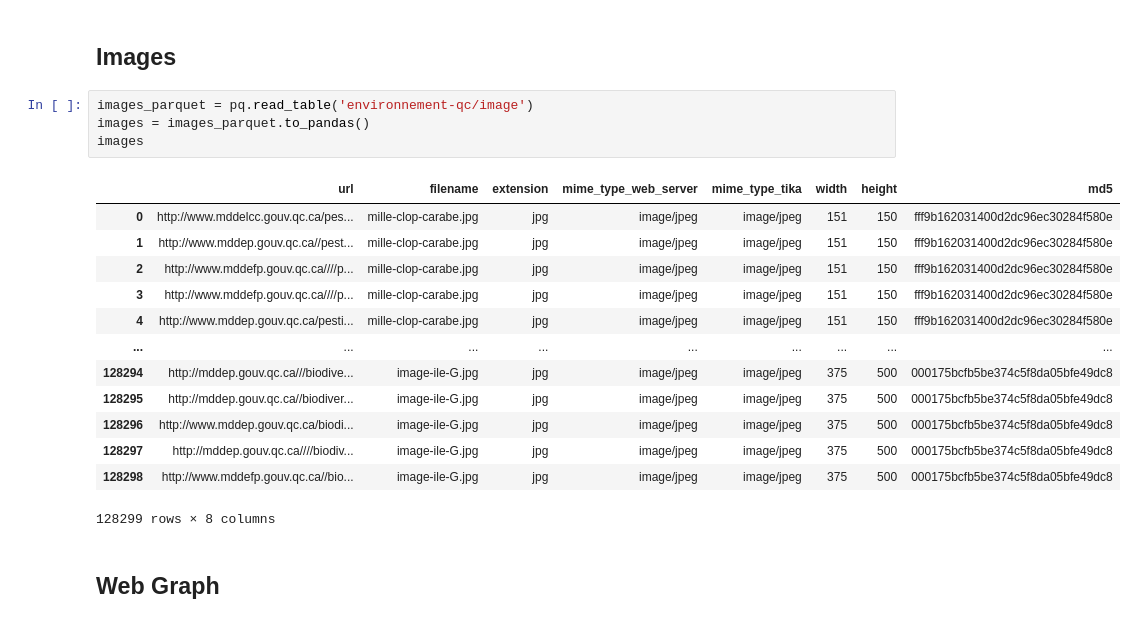
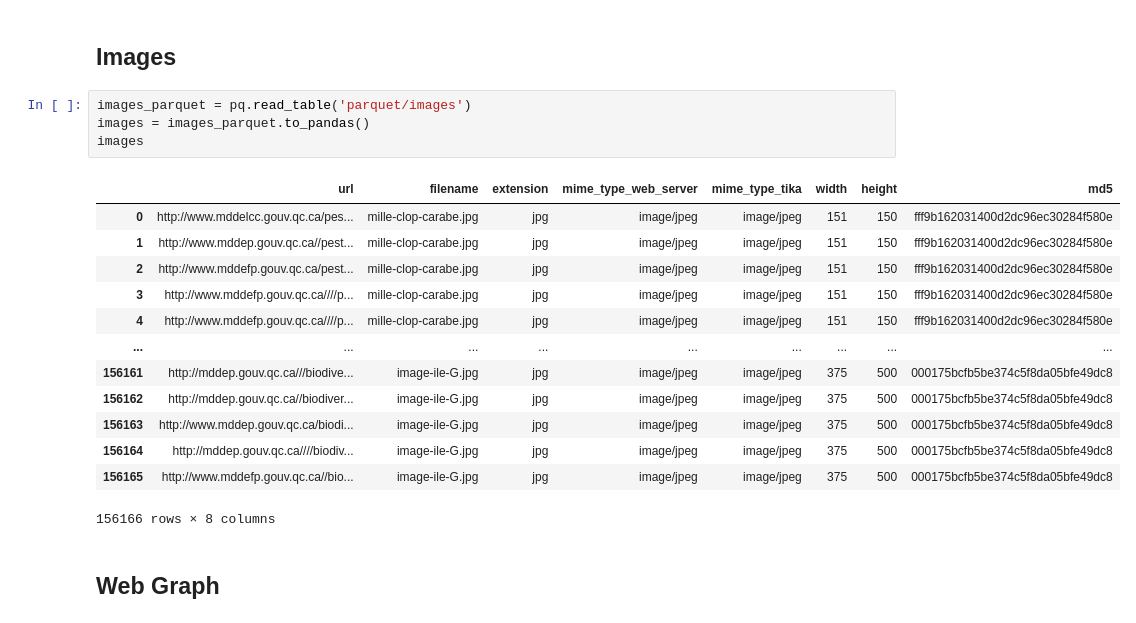
Before and after one commit to archivesunleashed/notebooks, a Jupyter notebook: parquet_pandas_example.ipynb, the cells around one changed output. Drawn from its saved outputs; the diff is of its cells as text.

```diff
--- a/parquet_pandas_example.ipynb
+++ b/parquet_pandas_example.ipynb
@@ -104,23 +118,23 @@ Next, we'll load up our datasets to work with, and show a preview of each. We'll
 # %% [markdown]
 ## Images
 # %%
-images_parquet = pq.read_table('environnement-qc/image')
+images_parquet = pq.read_table('parquet/images')
 images = images_parquet.to_pandas()
 images
 # %% [output]
 |  | url | filename | extension | mime_type_web_server | mime_type_tika | width | height | md5 |
 | 0 | http://www.mddelcc.gouv.qc.ca/pes... | mille-clop-carabe.jpg | jpg | image/jpeg | image/jpeg | 151 | 150 | fff9b162031400d2dc96ec30284f580e |
 | 1 | http://www.mddep.gouv.qc.ca//pest... | mille-clop-carabe.jpg | jpg | image/jpeg | image/jpeg | 151 | 150 | fff9b162031400d2dc96ec30284f580e |
-| 2 | http://www.mddefp.gouv.qc.ca////p... | mille-clop-carabe.jpg | jpg | image/jpeg | image/jpeg | 151 | 150 | fff9b162031400d2dc96ec30284f580e |
+| 2 | http://www.mddefp.gouv.qc.ca/pest... | mille-clop-carabe.jpg | jpg | image/jpeg | image/jpeg | 151 | 150 | fff9b162031400d2dc96ec30284f580e |
 | 3 | http://www.mddefp.gouv.qc.ca////p... | mille-clop-carabe.jpg | jpg | image/jpeg | image/jpeg | 151 | 150 | fff9b162031400d2dc96ec30284f580e |
-| 4 | http://www.mddep.gouv.qc.ca/pesti... | mille-clop-carabe.jpg | jpg | image/jpeg | image/jpeg | 151 | 150 | fff9b162031400d2dc96ec30284f580e |
+| 4 | http://www.mddefp.gouv.qc.ca////p... | mille-clop-carabe.jpg | jpg | image/jpeg | image/jpeg | 151 | 150 | fff9b162031400d2dc96ec30284f580e |
 | ... | ... | ... | ... | ... | ... | ... | ... | ... |
-| 128294 | http://mddep.gouv.qc.ca///biodive... | image-ile-G.jpg | jpg | image/jpeg | image/jpeg | 375 | 500 | 000175bcfb5be374c5f8da05bfe49dc8 |
-| 128295 | http://mddep.gouv.qc.ca//biodiver... | image-ile-G.jpg | jpg | image/jpeg | image/jpeg | 375 | 500 | 000175bcfb5be374c5f8da05bfe49dc8 |
-| 128296 | http://www.mddep.gouv.qc.ca/biodi... | image-ile-G.jpg | jpg | image/jpeg | image/jpeg | 375 | 500 | 000175bcfb5be374c5f8da05bfe49dc8 |
-| 128297 | http://mddep.gouv.qc.ca////biodiv... | image-ile-G.jpg | jpg | image/jpeg | image/jpeg | 375 | 500 | 000175bcfb5be374c5f8da05bfe49dc8 |
-| 128298 | http://www.mddefp.gouv.qc.ca//bio... | image-ile-G.jpg | jpg | image/jpeg | image/jpeg | 375 | 500 | 000175bcfb5be374c5f8da05bfe49dc8 |
+| 156161 | http://mddep.gouv.qc.ca///biodive... | image-ile-G.jpg | jpg | image/jpeg | image/jpeg | 375 | 500 | 000175bcfb5be374c5f8da05bfe49dc8 |
+| 156162 | http://mddep.gouv.qc.ca//biodiver... | image-ile-G.jpg | jpg | image/jpeg | image/jpeg | 375 | 500 | 000175bcfb5be374c5f8da05bfe49dc8 |
+| 156163 | http://www.mddep.gouv.qc.ca/biodi... | image-ile-G.jpg | jpg | image/jpeg | image/jpeg | 375 | 500 | 000175bcfb5be374c5f8da05bfe49dc8 |
+| 156164 | http://mddep.gouv.qc.ca////biodiv... | image-ile-G.jpg | jpg | image/jpeg | image/jpeg | 375 | 500 | 000175bcfb5be374c5f8da05bfe49dc8 |
+| 156165 | http://www.mddefp.gouv.qc.ca//bio... | image-ile-G.jpg | jpg | image/jpeg | image/jpeg | 375 | 500 | 000175bcfb5be374c5f8da05bfe49dc8 |
-128299 rows × 8 columns
+156166 rows × 8 columns
 # %% [markdown]
 ## Web Graph
 # %%
```
Also changed, not shown: parts of 10 cells of this notebook.
